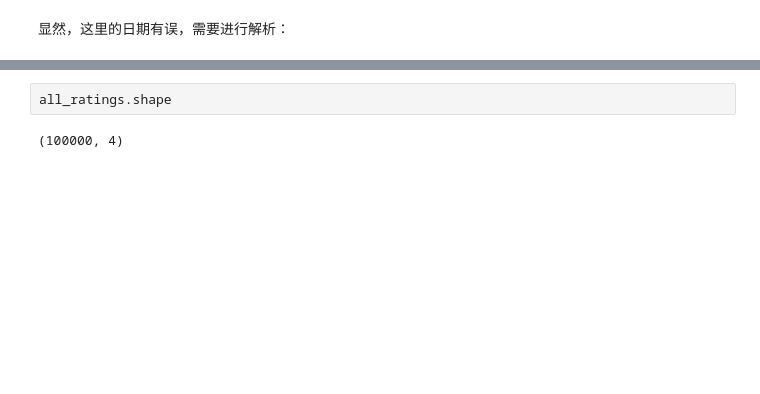
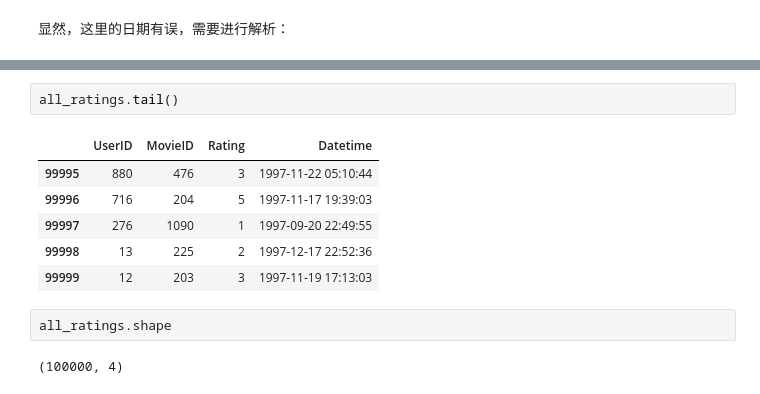
Before and after one commit to byaxb/DataMiningExperiments, a Jupyter notebook: ch04_电影推荐A.ipynb, the cells around one changed output, grey strips where cells are left out. Cells and saved outputs as stored; diff of their text form; blank space fills up the shorter version.

```diff
--- a/ch04_电影推荐A.ipynb
+++ b/ch04_电影推荐A.ipynb
@@ -224,3 +268,12 @@ all_ratings.head(n=10)
+# %%
+all_ratings.tail()
+# %% [output]
+|  | UserID | MovieID | Rating | Datetime |
+| 99995 | 880 | 476 | 3 | 1997-11-22 05:10:44 |
+| 99996 | 716 | 204 | 5 | 1997-11-17 19:39:03 |
+| 99997 | 276 | 1090 | 1 | 1997-09-20 22:49:55 |
+| 99998 | 13 | 225 | 2 | 1997-12-17 22:52:36 |
+| 99999 | 12 | 203 | 3 | 1997-11-19 17:13:03 |
 # %%
 all_ratings.shape
 # %% [output]
```
Also changed, not shown: parts of 43 cells of this notebook, 1 other file.
